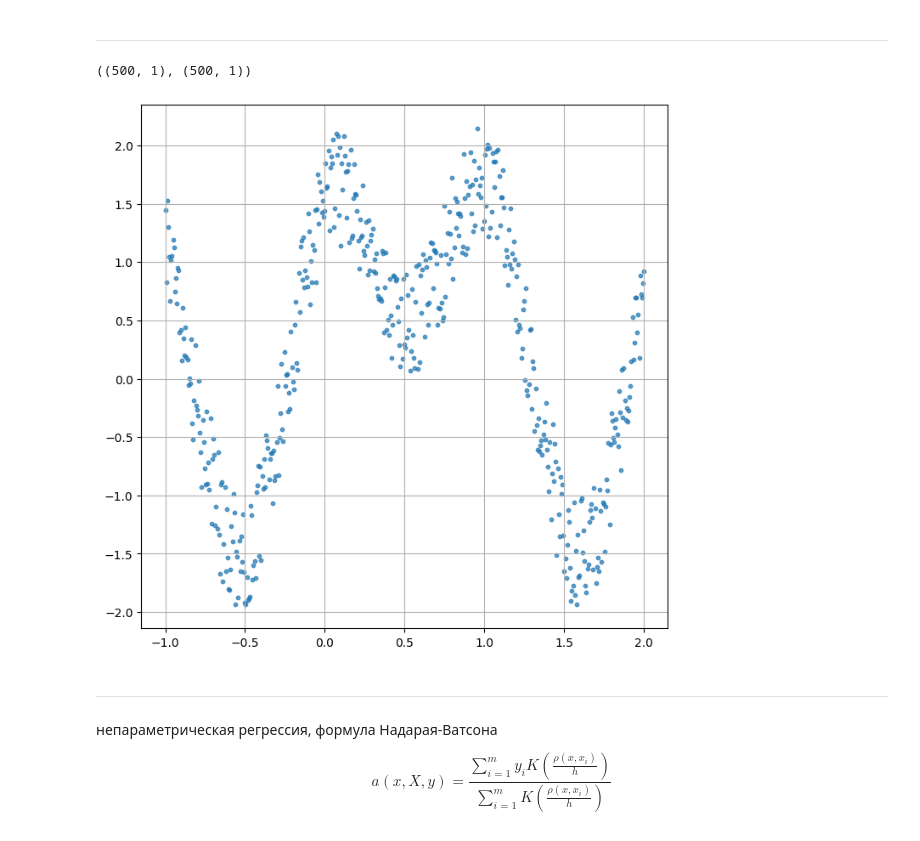
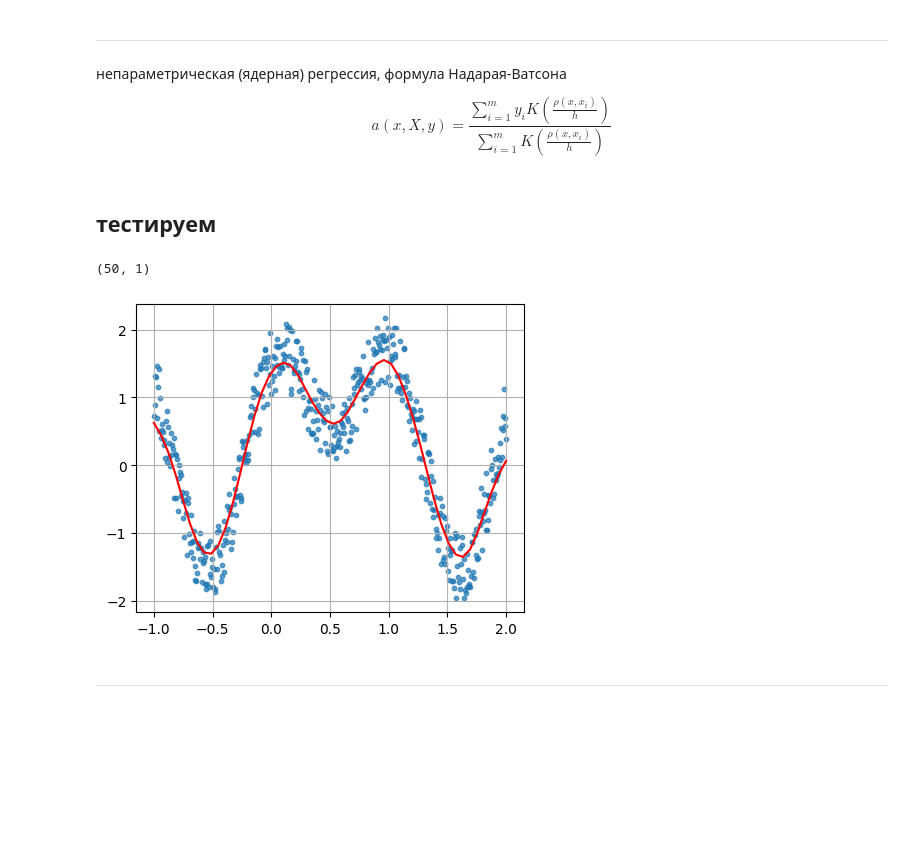
Before and after one commit to mechanoid5/ml_lectorium_2024_I, a Jupyter notebook: examples/06-regression-metric/01-regression-metric.ipynb, the cells around one changed output. Cells and saved outputs as stored; diff of their text form; code cells hidden in the pictures; blank space fills up the shorter version.

```diff
--- a/examples/06-regression-metric/01-regression-metric.ipynb
+++ b/examples/06-regression-metric/01-regression-metric.ipynb
@@ -10,0 +43,10 @@ np.set_printoptions(precision=2)
+# %%
+x = np.linspace(-2.,2,100)
+kernels = [ kernel_rect,kernel_tri,kernel_square,kernel_gauss ]
+fig,ax = plt.subplots(1,len(kernels),figsize=(11,2),sharey=True,sharex=True)
+for n,k in enumerate(kernels):
+    ax[n].plot(x,k(x))
+    ax[n].set_xticks([])
+    ax[n].set_yticks([])
+    ax[n].set_title(k.__name__)
+plt.show()
@@ -11,10 +55,10 @@ np.set_printoptions(precision=2)
 # %% [markdown]
 ---
-# %%
-# генерируем набор данных
-n_samples=500
-X = np.linspace(-1,2,n_samples).reshape(-1,1)
-y = np.sin(X*2.9)+np.cos(X*5.9)+rng.rand(n_samples).reshape(-1,1)
-X.shape,y.shape
-# %% [output]
-((500, 1), (500, 1))
+# %% [markdown]
+непараметрическая (ядерная) регрессия, формула Надарая-Ватсона
+
+$$
+a(x,X,y) = \frac
+ { \sum\limits_{i=1}^m y_i K\left(\frac{\rho(x,x_i)}{h}\right) }
+ { \sum\limits_{i=1}^m K\left(\frac{\rho(x,x_i)}{h}\right) }
+$$
@@ -21,18 +68,47 @@ X.shape,y.shape
+# %%
+class KernelRegression:
+
+    def __init__( self, kernel=kernel_gauss, metric=euclidean_distances, h=.2 ):
+        self._metric = metric
+        self._kernel = kernel # ядро влияет на на гладкость аппроксимации
+        self._h = h # ширина окна, влияет на точность аппроксимации
+        self._X = np.array([])
+        self._y = np.array([])
+
+    def fit(self,X,y):
+        assert len(X.shape)==2
+        assert len(X)==len(y)
+        self._X = X
+        self._y = y
+        return self
+
+    def predict(self,x):
+        assert len(self._X)>1
+        assert self._X.shape[1]==x.shape[1]
+        d = self._metric( x, self._X )
+        w = self._kernel(d/self._h)
+        return (self._y.T*w).sum(axis=1)/w.sum(axis=1) # значение регресии
+# %%
+model = KernelRegression().fit(X,y)
+# %% [markdown]
+## тестируем
+# %%
+# точки, для которых будем считать регрессию
+n = n_samples//10 # количество
+u = np.linspace(X.min(),X.max(),n).reshape(-1,1)
+display( u.shape )
+# %% [output]
+(50, 1)
+# %%
+predicted = model.predict(u)
 # %%
 # рисуем исходные данные
-plt.figure(figsize=(8,8)) # размер картинки
-plt.scatter( x=X, y=y, s=10, alpha=0.7 ) # точки учебного набора
+plt.figure(figsize=(5,4)) # размер картинки
+plt.scatter(x=X,y=y,s=10,alpha=0.7) # точки учебного набора
+plt.plot(u,predicted,c='r') # точки учебного набора
 plt.grid()
 plt.show()
 # %% [output]
-[figure, old version]
+[figure, new version]
 # %% [markdown]
 ---
-# %% [markdown]
-непараметрическая регрессия, формула Надарая-Ватсона
-
-$$
-a(x,X,y) = \frac
- { \sum\limits_{i=1}^m y_i K\left(\frac{\rho(x,x_i)}{h}\right) }
- { \sum\limits_{i=1}^m K\left(\frac{\rho(x,x_i)}{h}\right) }
-$$
```
Also changed, not shown: parts of 12 cells of this notebook, 10 other files.
